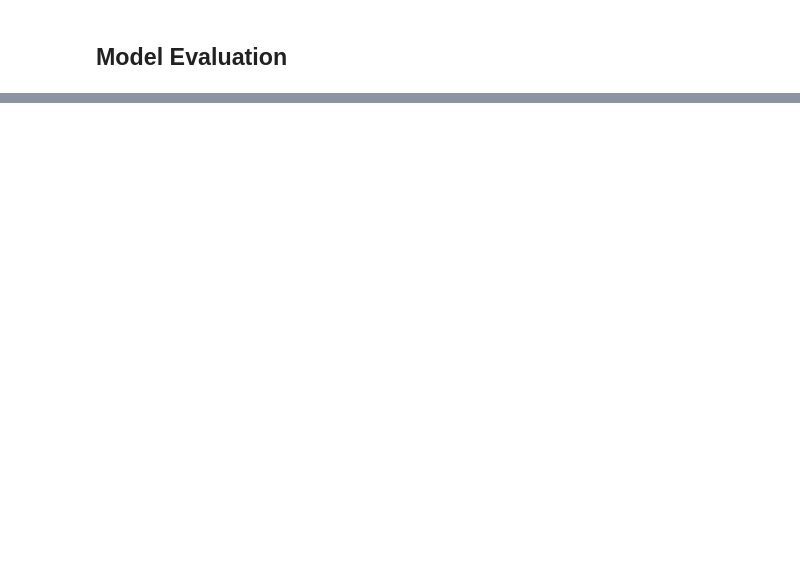
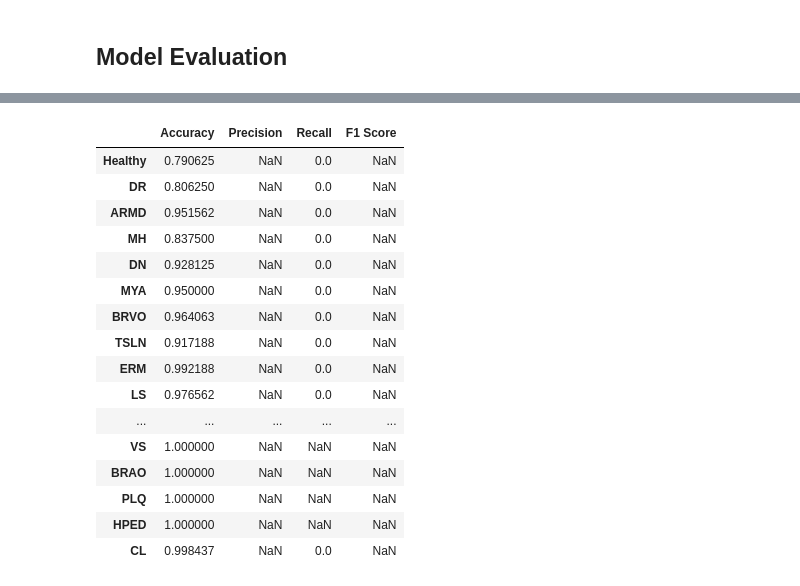
Before and after one commit to OlivesnPink/CompHealthAndMedFinal, a Jupyter notebook: InceptionExperiments.ipynb, the cells around one changed output, grey strips where cells are left out. Drawn from its saved outputs; the diff is of its cells as text; code cells hidden in the pictures; blank space fills up the shorter version.

```diff
--- a/InceptionExperiments.ipynb
+++ b/InceptionExperiments.ipynb
@@ -128,0 +142,39 @@ RuntimeError: result type Float can't be cast to the desired output type Long
+# %%
+matrices = evaluator.test(model)
+metrics = pd.DataFrame(index=testing_dataset.classes, data={
+    'Accuracy' : [0.0] * len(testing_dataset.classes),
+    'Precision' : [0.0] * len(testing_dataset.classes),
+    'Recall' : [0.0] * len(testing_dataset.classes),
+    'F1 Score' : [0.0] * len(testing_dataset.classes)
+})
+
+for label, matrix in zip(testing_dataset.classes, matrices):
+    tn, fp, fn, tp = matrix.ravel()
+    accuracy = (tp + tn) / (tp + tn + fp + fn)
+    precision = tp / (tp + fp)
+    recall = tp / (tp + fn)
+    f1_score = 2 * precision * recall / (precision + recall)
+    metrics.at[label, 'Accuracy'] = accuracy
+    metrics.at[label, 'Precision'] = precision
+    metrics.at[label, 'Recall'] = recall
+    metrics.at[label, 'F1 Score'] = f1_score
+
+display(metrics)
+# %% [output]
+|  | Accuracy | Precision | Recall | F1 Score |
+| Healthy | 0.790625 | NaN | 0.0 | NaN |
+| DR | 0.806250 | NaN | 0.0 | NaN |
+| ARMD | 0.951562 | NaN | 0.0 | NaN |
+| MH | 0.837500 | NaN | 0.0 | NaN |
+| DN | 0.928125 | NaN | 0.0 | NaN |
+| MYA | 0.950000 | NaN | 0.0 | NaN |
+| BRVO | 0.964063 | NaN | 0.0 | NaN |
+| TSLN | 0.917188 | NaN | 0.0 | NaN |
+| ERM | 0.992188 | NaN | 0.0 | NaN |
+| LS | 0.976562 | NaN | 0.0 | NaN |
+| ... | ... | ... | ... | ... |
+| VS | 1.000000 | NaN | NaN | NaN |
+| BRAO | 1.000000 | NaN | NaN | NaN |
+| PLQ | 1.000000 | NaN | NaN | NaN |
+| HPED | 1.000000 | NaN | NaN | NaN |
+| CL | 0.998437 | NaN | 0.0 | NaN |
```
Also changed, not shown: parts of 6 cells of this notebook.
